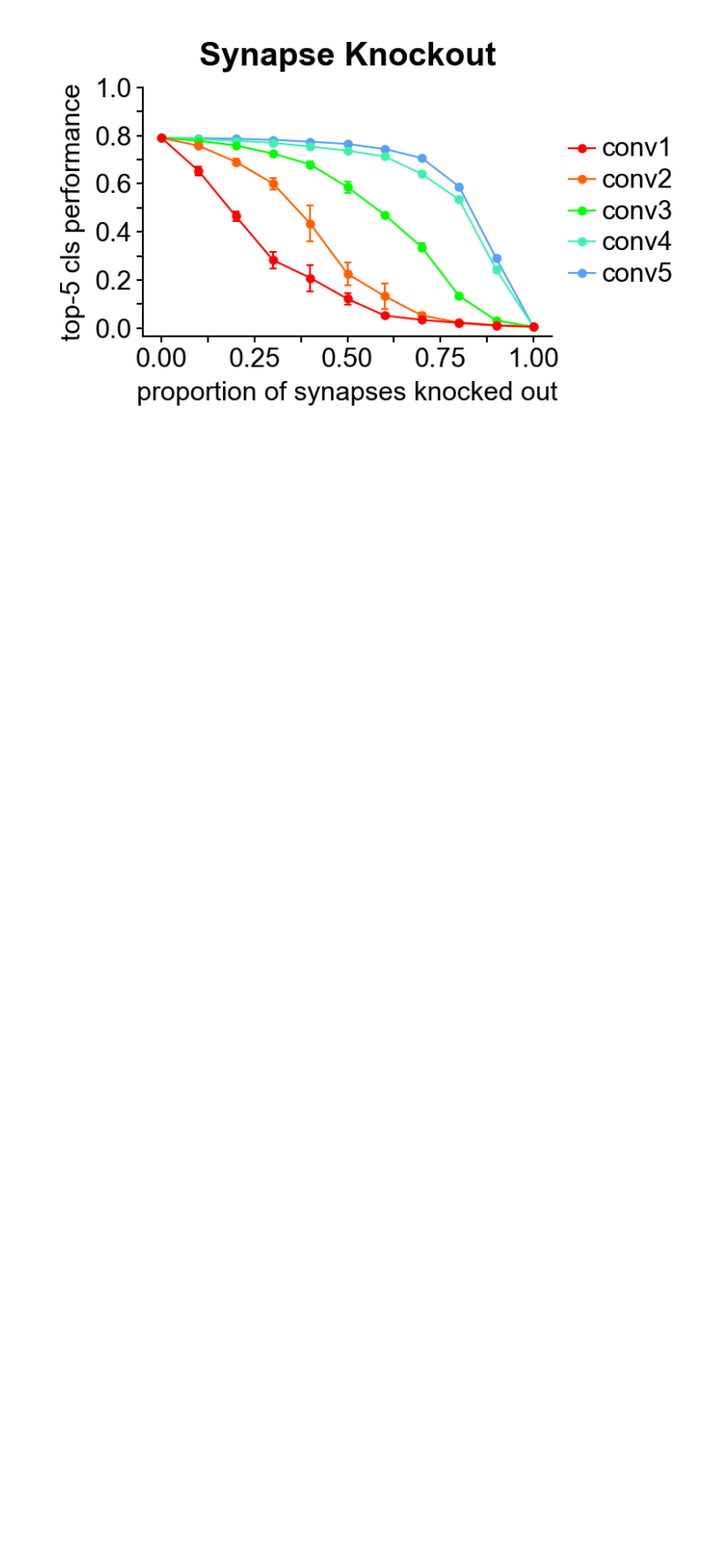
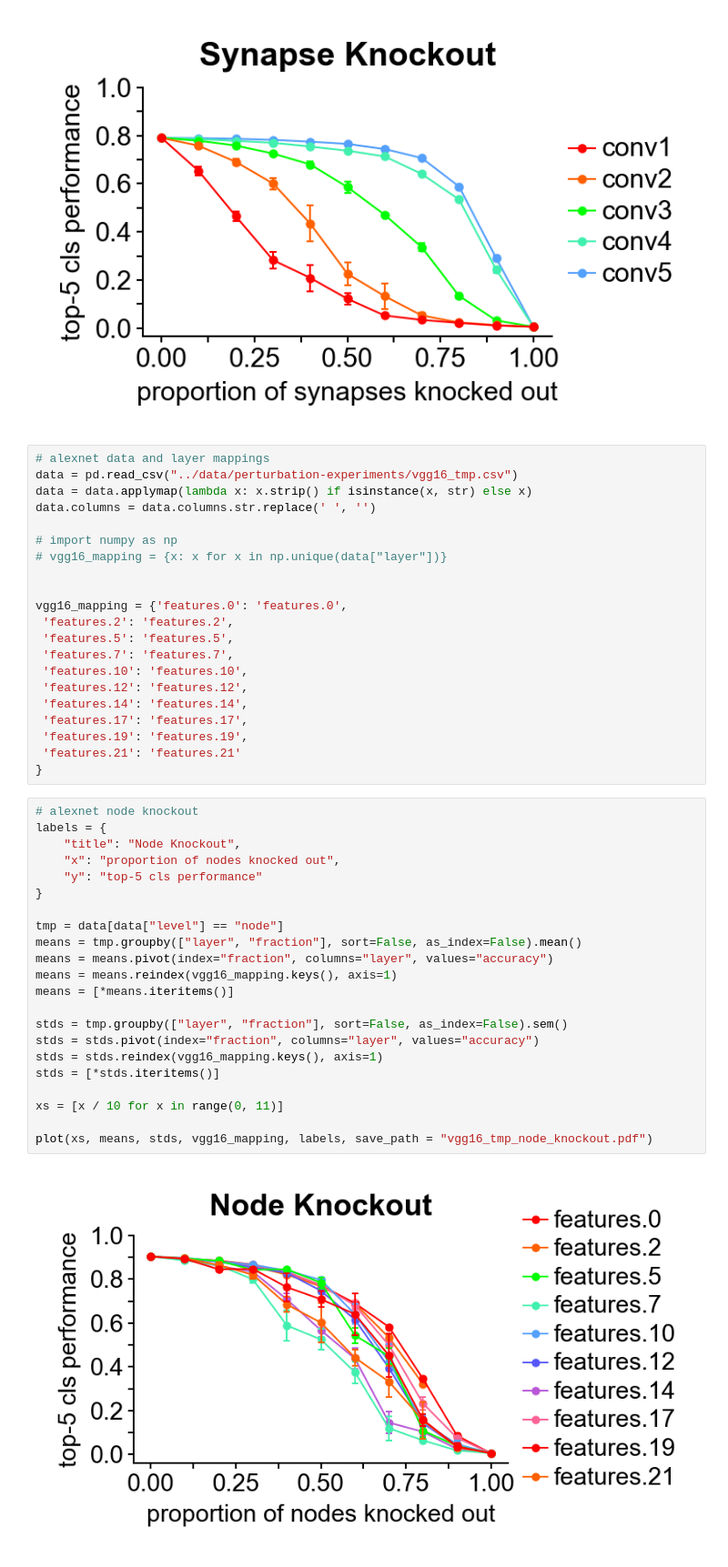
Before and after one commit to kamodulin/cnn_analysis, a Jupyter notebook: src/notebooks/plotting.ipynb, the cells around one changed output. Shown: that part at 91% size. Drawn from its saved outputs; the diff is of its cells as text; blank space fills up the shorter version.

Commit message:
Update plotting notebook

```diff
--- a/src/notebooks/plotting.ipynb
+++ b/src/notebooks/plotting.ipynb
@@ -98,3 +98,48 @@ xs = [x / 10 for x in range(0, 11)]
 plot(xs, means, stds, alexnet_mapping, labels, save_path = "alexnet_synapse_knockout.pdf")
 # %% [output]
 [figure]
+# %%
+# alexnet data and layer mappings
+data = pd.read_csv("../data/perturbation-experiments/vgg16_tmp.csv")
+data = data.applymap(lambda x: x.strip() if isinstance(x, str) else x)
+data.columns = data.columns.str.replace(' ', '')
+
+# import numpy as np
+# vgg16_mapping = {x: x for x in np.unique(data["layer"])}
+
+
+vgg16_mapping = {'features.0': 'features.0',
+ 'features.2': 'features.2',
+ 'features.5': 'features.5',
+ 'features.7': 'features.7',
+ 'features.10': 'features.10',
+ 'features.12': 'features.12',
+ 'features.14': 'features.14',
+ 'features.17': 'features.17',
+ 'features.19': 'features.19',
+ 'features.21': 'features.21'
+}
+# %%
+# alexnet node knockout
+labels = {
+    "title": "Node Knockout",
+    "x": "proportion of nodes knocked out",
+    "y": "top-5 cls performance"
+}
+
+tmp = data[data["level"] == "node"]
+means = tmp.groupby(["layer", "fraction"], sort=False, as_index=False).mean()
+means = means.pivot(index="fraction", columns="layer", values="accuracy")
+means = means.reindex(vgg16_mapping.keys(), axis=1)
+means = [*means.iteritems()]
+
+stds = tmp.groupby(["layer", "fraction"], sort=False, as_index=False).sem()
+stds = stds.pivot(index="fraction", columns="layer", values="accuracy")
+stds = stds.reindex(vgg16_mapping.keys(), axis=1)
+stds = [*stds.iteritems()]
+
+xs = [x / 10 for x in range(0, 11)]
+
+plot(xs, means, stds, vgg16_mapping, labels, save_path = "vgg16_tmp_node_knockout.pdf")
+# %% [output]
+[figure, added]
```
Also changed, not shown: parts of 1 cell of this notebook.
